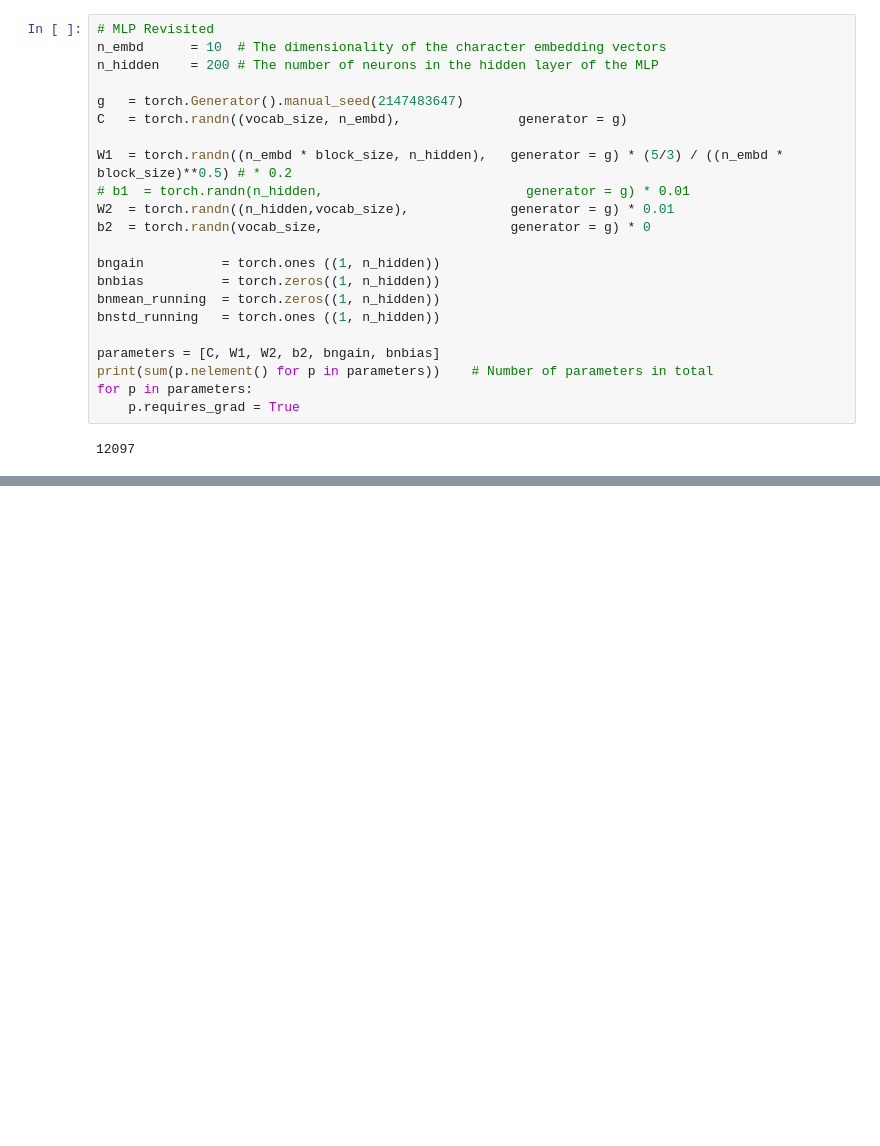
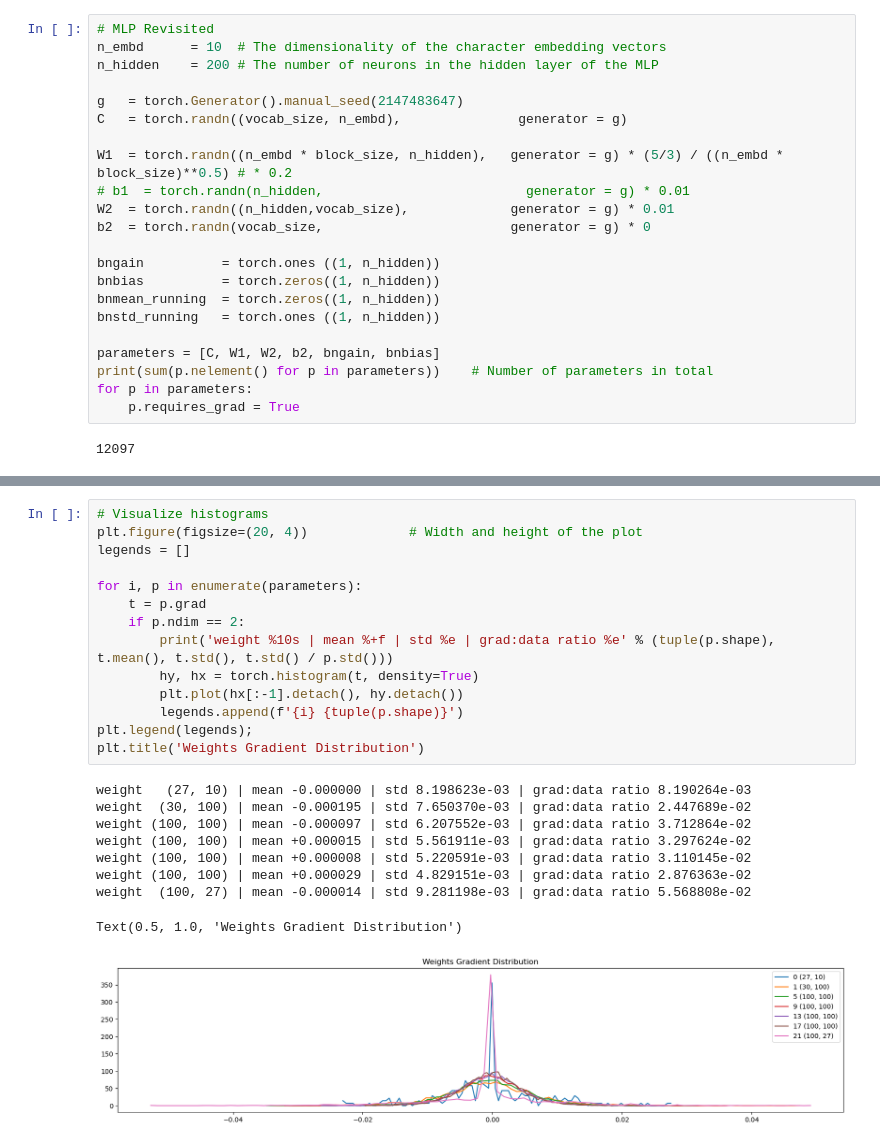
Before and after one commit to c-hristofer/makemore, a Jupyter notebook: build_makemore_mlp_v2.ipynb, the cells around one changed output, grey strips where cells are left out. Cells and saved outputs as stored; diff of their text form; blank space fills up the shorter version.

```diff
--- a/build_makemore_mlp_v2.ipynb
+++ b/build_makemore_mlp_v2.ipynb
@@ -265,0 +286,24 @@ Text(0.5, 1.0, 'Gradient Distribution')
+# %%
+# Visualize histograms
+plt.figure(figsize=(20, 4))             # Width and height of the plot
+legends = []
+
+for i, p in enumerate(parameters):
+    t = p.grad
+    if p.ndim == 2:
+        print('weight %10s | mean %+f | std %e | grad:data ratio %e' % (tuple(p.shape), t.mean(), t.std(), t.std() / p.std()))
+        hy, hx = torch.histogram(t, density=True)
+        plt.plot(hx[:-1].detach(), hy.detach())
+        legends.append(f'{i} {tuple(p.shape)}')
+plt.legend(legends);
+plt.title('Weights Gradient Distribution')
+# %% [output]
+weight   (27, 10) | mean -0.000000 | std 8.198623e-03 | grad:data ratio 8.190264e-03
+weight  (30, 100) | mean -0.000195 | std 7.650370e-03 | grad:data ratio 2.447689e-02
+weight (100, 100) | mean -0.000097 | std 6.207552e-03 | grad:data ratio 3.712864e-02
+weight (100, 100) | mean +0.000015 | std 5.561911e-03 | grad:data ratio 3.297624e-02
+weight (100, 100) | mean +0.000008 | std 5.220591e-03 | grad:data ratio 3.110145e-02
+weight (100, 100) | mean +0.000029 | std 4.829151e-03 | grad:data ratio 2.876363e-02
+weight  (100, 27) | mean -0.000014 | std 9.281198e-03 | grad:data ratio 5.568808e-02
+Text(0.5, 1.0, 'Weights Gradient Distribution')
+[figure, added]
```
Also changed, not shown: parts of 9 cells of this notebook.
